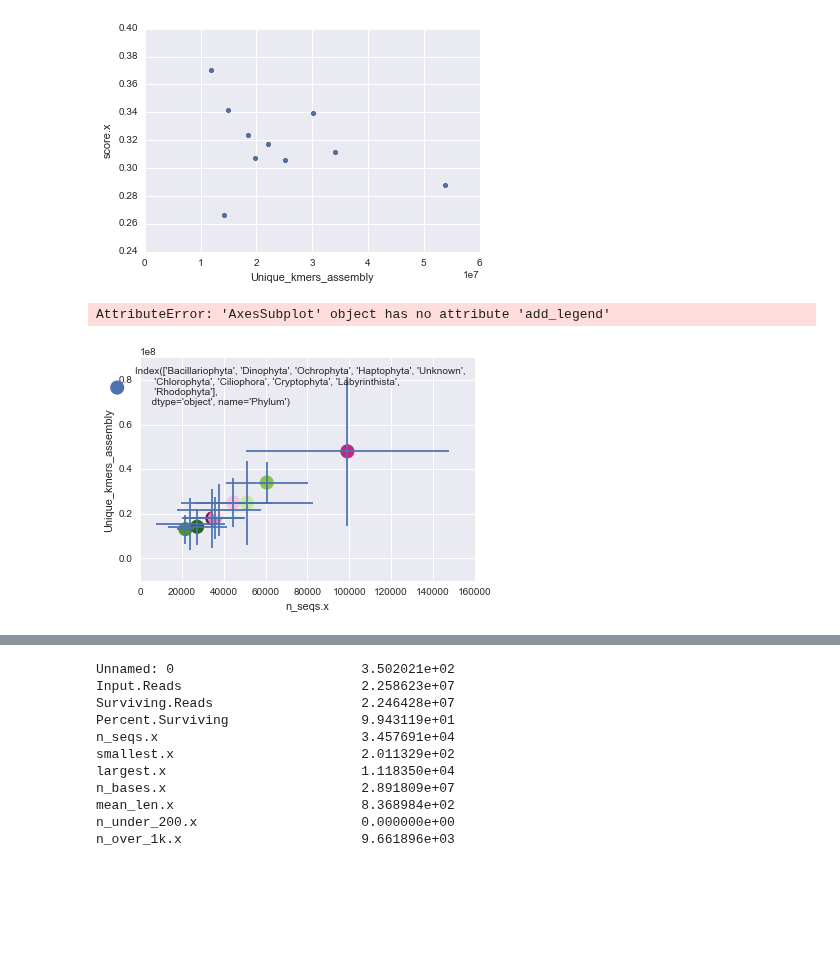
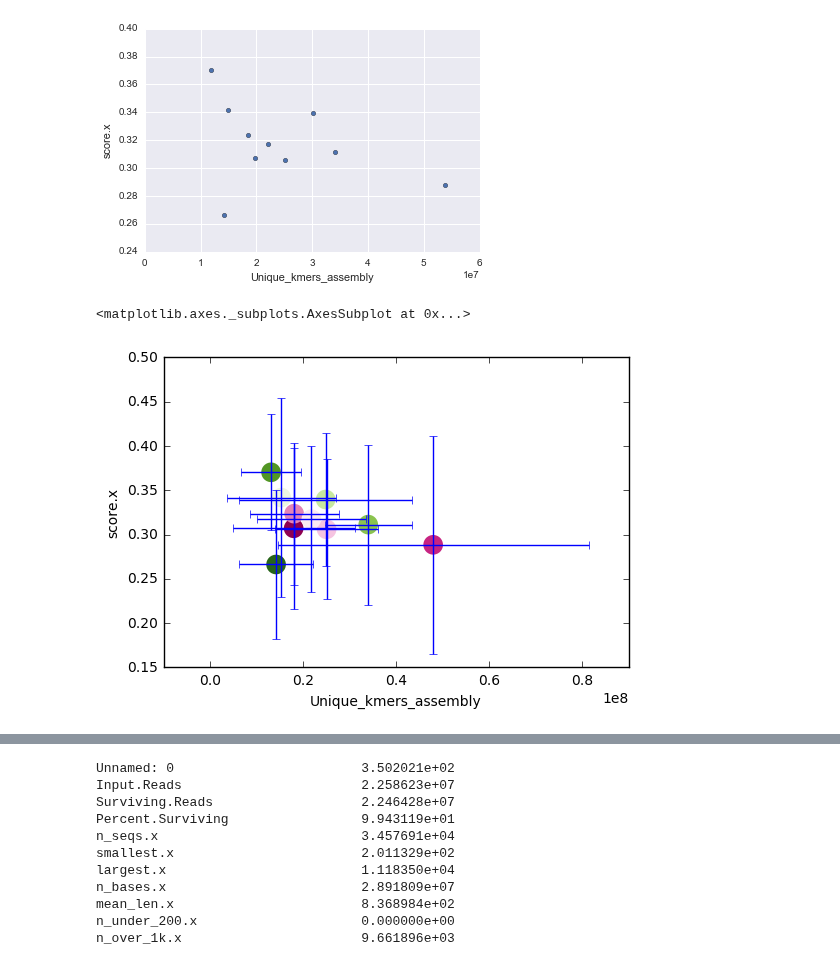
Before and after one commit to johnsolk/MMETSP, a Jupyter notebook: notebooks/Figure_3.ipynb, the cells around one changed output, grey strips where cells are left out. Saved outputs shown, nothing was run; the diff lists cells and outputs as text; code cells hidden in the pictures; blank space fills up the shorter version.

```diff
--- a/notebooks/Figure_3.ipynb
+++ b/notebooks/Figure_3.ipynb
@@ -24,26 +24,25 @@ KeyboardInterrupt:
 groups_of_interest=reads_frame2.groupby('Phylum').count().sort_values(by='Input.Reads', ascending=False).iloc[0:10].index
 # %%
 import palettable as pal
+
 reads_mean=evaluation_frame.groupby('Phylum').mean().loc[groups_of_interest]
 reads_std=evaluation_frame.groupby('Phylum').std().loc[groups_of_interest]
 
-X='n_seqs.x'
-Y='Unique_kmers_assembly'
+X='Unique_kmers_assembly'
+Y='score.x'
 
 t=range(len(reads_mean.index))
 fig,ax=plt.subplots(1)
 cmap=pal.colorbrewer.qualitative.Accent_8.hex_colors
 # for n,i in enumerate(groups_of_interest):
 #     reads_mean.loc[i].plot(kind='scatter', x=X, y=Y,
 #                 yerr=reads_std.loc[i], xerr=reads_std.loc[i],
 #                 color=cmap[n])
 reads_mean.plot(kind='scatter', x=X, y=Y,
             yerr=reads_std, xerr=reads_std,
             c=t, lw=0, s=200,
                 cmap=pal.colorbrewer.diverging.PiYG_11.get_mpl_colormap(), ax=ax,
-                colorbar=False, label=reads_mean.index)
-
-ax.legend()x
+                colorbar=False)
 # %% [output]
-AttributeError: 'AxesSubplot' object has no attribute 'add_legend'
+<matplotlib.axes._subplots.AxesSubplot at 0x...>
-[figure, old version]
+[figure, new version]
```
Also changed, not shown: parts of 4 cells of this notebook, 1 other file.
